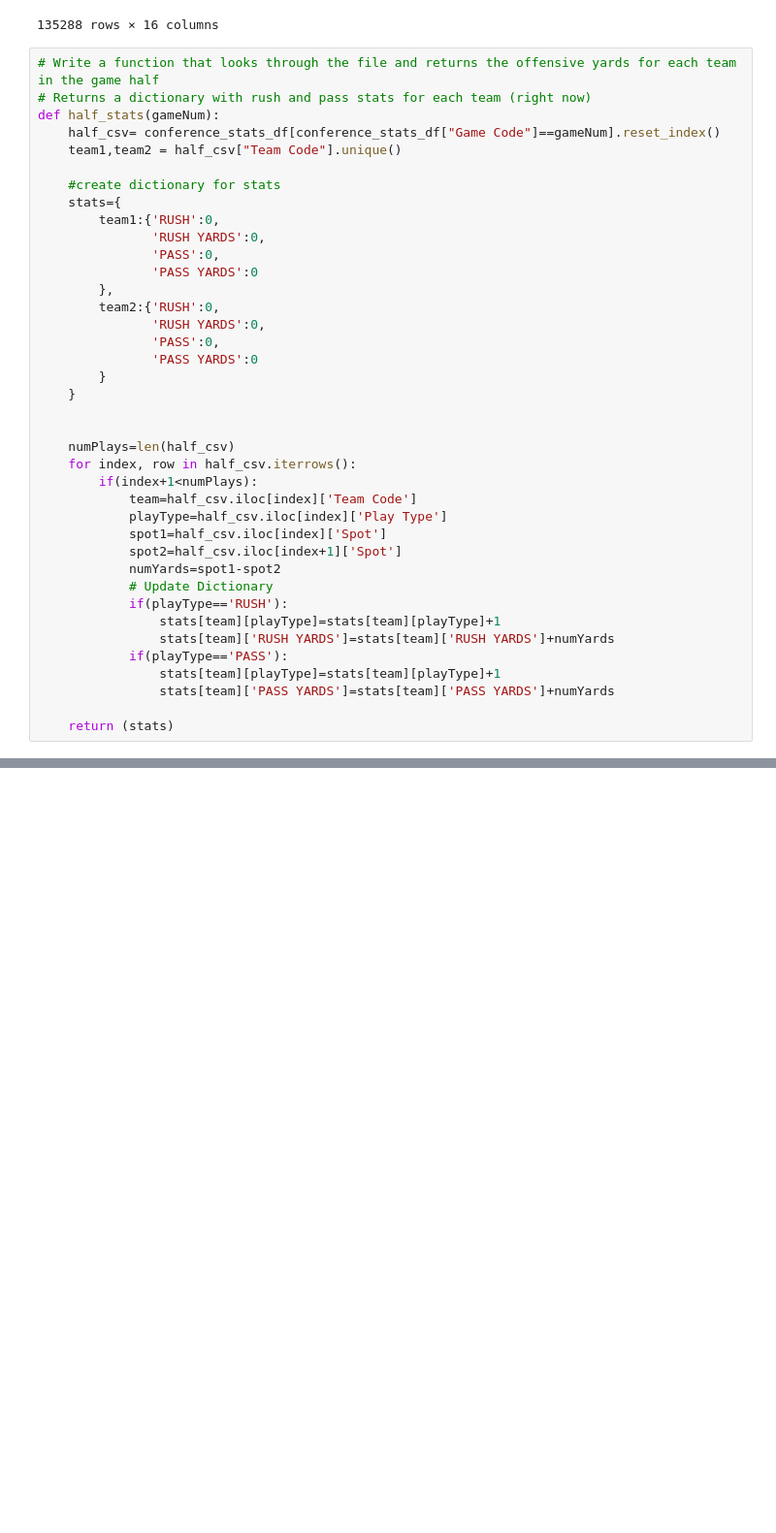
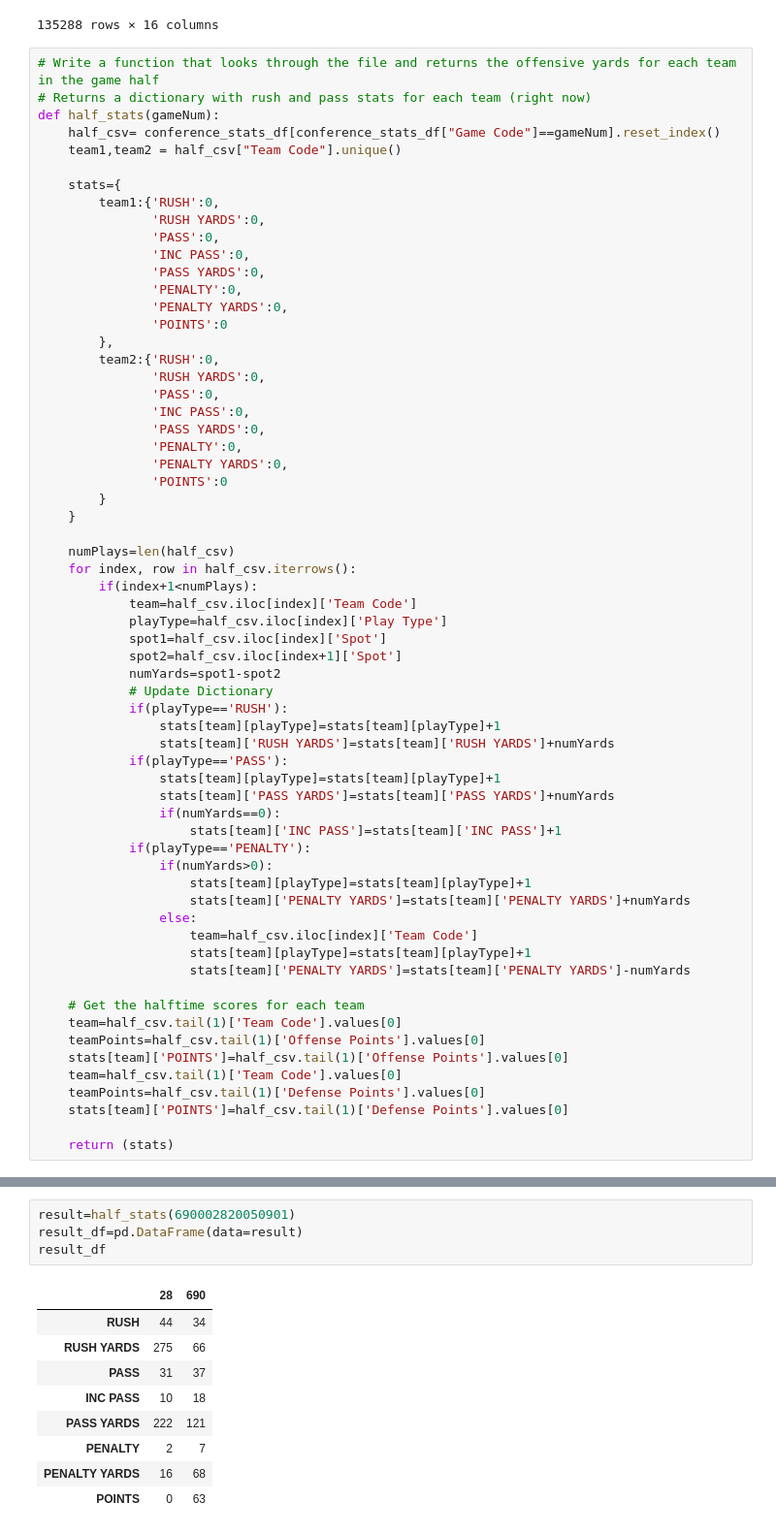
Before and after one commit to atuberville/FinalProject, a Jupyter notebook: conference_stats.ipynb, the cells around one changed output, grey strips where cells are left out. Shown at 97% size. Saved outputs shown, nothing was run; the diff lists cells and outputs as text; blank space fills up the shorter version.

```diff
--- a/conference_stats.ipynb
+++ b/conference_stats.ipynb
@@ -187,20 +176,26 @@ def half_stats(gameNum):
     half_csv= conference_stats_df[conference_stats_df["Game Code"]==gameNum].reset_index()
     team1,team2 = half_csv["Team Code"].unique()
 
-    #create dictionary for stats
     stats={
         team1:{'RUSH':0,
                'RUSH YARDS':0,
                'PASS':0,
-               'PASS YARDS':0
+               'INC PASS':0,
+               'PASS YARDS':0,
+               'PENALTY':0,
+               'PENALTY YARDS':0,
+               'POINTS':0
         },
         team2:{'RUSH':0,
                'RUSH YARDS':0,
                'PASS':0,
-               'PASS YARDS':0
+               'INC PASS':0,
+               'PASS YARDS':0,
+               'PENALTY':0,
+               'PENALTY YARDS':0,
+               'POINTS':0
         }
     }
-
 
     numPlays=len(half_csv)
     for index, row in half_csv.iterrows():
@@ -217,6 +212,24 @@ def half_stats(gameNum):
             if(playType=='PASS'):
                 stats[team][playType]=stats[team][playType]+1
                 stats[team]['PASS YARDS']=stats[team]['PASS YARDS']+numYards
+                if(numYards==0):
+                    stats[team]['INC PASS']=stats[team]['INC PASS']+1
+            if(playType=='PENALTY'):
+                if(numYards>0):
+                    stats[team][playType]=stats[team][playType]+1
+                    stats[team]['PENALTY YARDS']=stats[team]['PENALTY YARDS']+numYards
+                else:
+                    team=half_csv.iloc[index]['Team Code']
+                    stats[team][playType]=stats[team][playType]+1
+                    stats[team]['PENALTY YARDS']=stats[team]['PENALTY YARDS']-numYards
+
+    # Get the halftime scores for each team
+    team=half_csv.tail(1)['Team Code'].values[0]
+    teamPoints=half_csv.tail(1)['Offense Points'].values[0]
+    stats[team]['POINTS']=half_csv.tail(1)['Offense Points'].values[0]
+    team=half_csv.tail(1)['Team Code'].values[0]
+    teamPoints=half_csv.tail(1)['Defense Points'].values[0]
+    stats[team]['POINTS']=half_csv.tail(1)['Defense Points'].values[0]
 
     return (stats)
 # %%
@@ -227,0 +255,14 @@ csv
+# %%
+result=half_stats(690002820050901)
+result_df=pd.DataFrame(data=result)
+result_df
+# %% [output]
+|  | 28 | 690 |
+| RUSH | 44 | 34 |
+| RUSH YARDS | 275 | 66 |
+| PASS | 31 | 37 |
+| INC PASS | 10 | 18 |
+| PASS YARDS | 222 | 121 |
+| PENALTY | 2 | 7 |
+| PENALTY YARDS | 16 | 68 |
+| POINTS | 0 | 63 |
```
Also changed, not shown: parts of 4 cells of this notebook.
